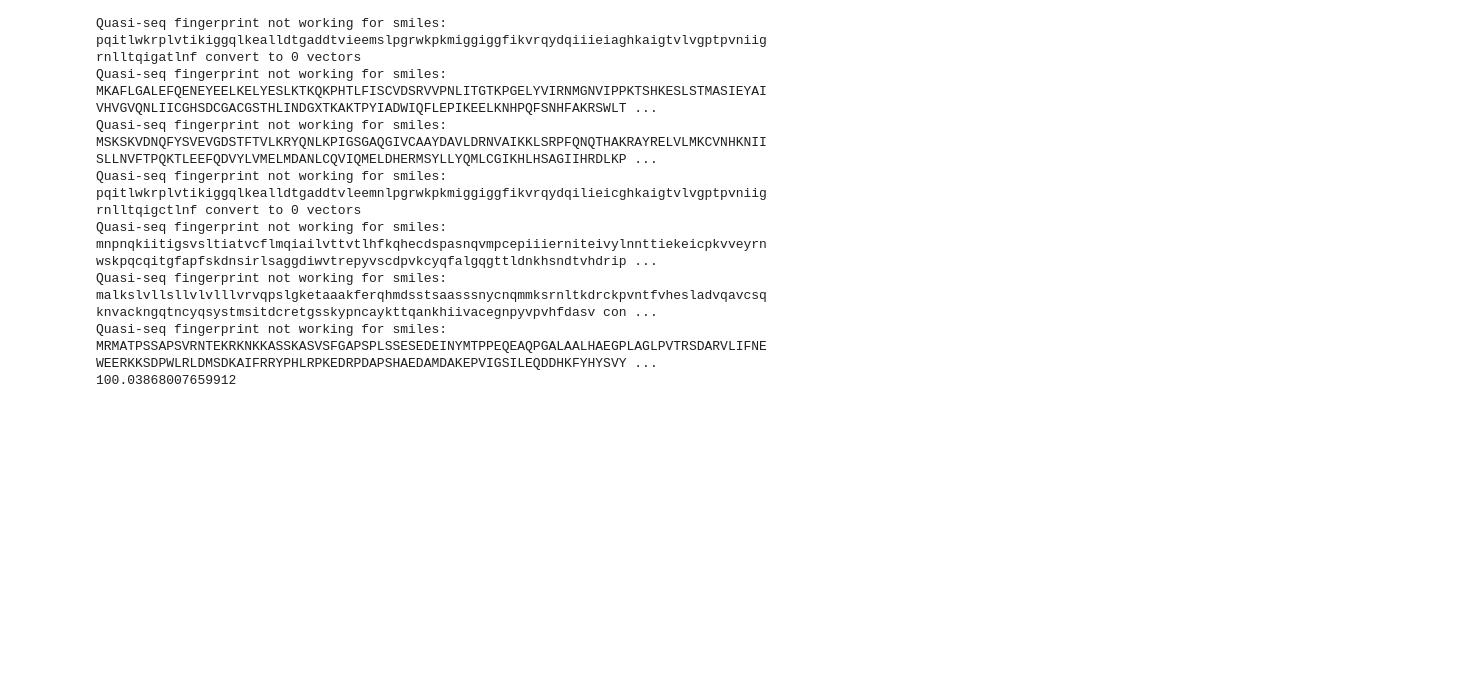
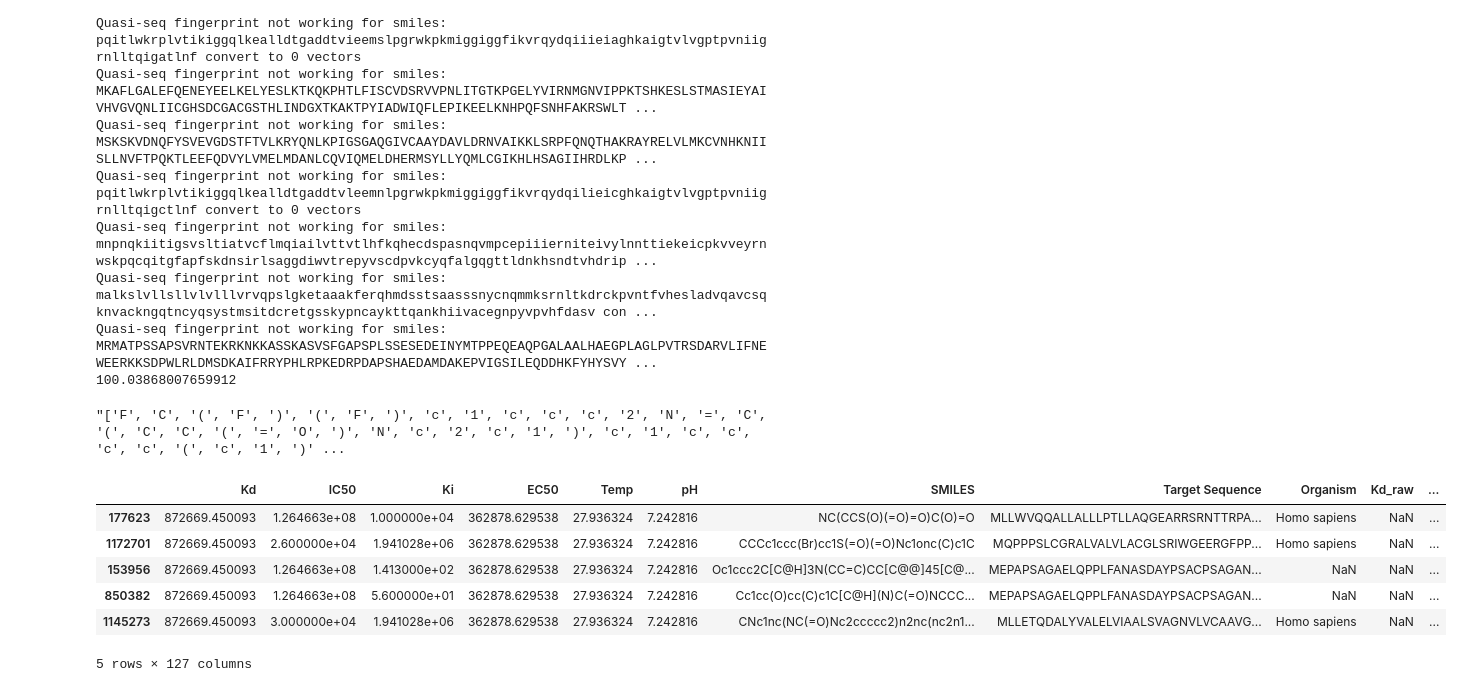
Before and after one commit to jchartove/DeepPurpose-omic, a Jupyter notebook: new_model_10_5_2.ipynb, the cells around one changed output. Saved outputs shown, nothing was run; the diff lists cells and outputs as text; code cells hidden in the pictures; blank space fills up the shorter version.

```diff
--- a/new_model_10_5_2.ipynb
+++ b/new_model_10_5_2.ipynb
@@ -178,11 +187,25 @@ df_data_out = pd.read_csv("./df_data_small3.csv.gz"
          , compression='gzip'
          , encoding='utf-8')
                          #dtype =  {'smiles2morgan': np.ndarray, 'drug2emb_encoder': np.ndarray, 'CalculateConjointTriad': np.ndarray, 'protein2emb_encoder': np.ndarray} )
+# %%
+df_data_out['trans_drug'].iloc[1]
+# %% [output]
+"['F', 'C', '(', 'F', ')', '(', 'F', ')', 'c', '1', 'c', 'c', 'c', '2', 'N', '=', 'C', '(', 'C', 'C', '(', '=', 'O', ')', 'N', 'c', '2', 'c', '1', ')', 'c', '1', 'c', 'c', 'c', 'c', '(', 'c', '1', ')' ...
 # %%
 #turn categorical variables into numerical dummy variables for modeling
 
 cat_list = pd.get_dummies(df_data['Organism'], prefix='var')
 df_data1=df_data.join(cat_list)
+# %%
+df_data1.head()
+# %% [output]
+|  | Kd | IC50 | Ki | EC50 | Temp | pH | SMILES | Target Sequence | Organism | Kd_raw | ... |
+| 177623 | 872669.450093 | 1.264663e+08 | 1.000000e+04 | 362878.629538 | 27.936324 | 7.242816 | NC(CCS(O)(=O)=O)C(O)=O | MLLWVQQALLALLLPTLLAQGEARRSRNTTRPA... | Homo sapiens | NaN | ... |
+| 1172701 | 872669.450093 | 2.600000e+04 | 1.941028e+06 | 362878.629538 | 27.936324 | 7.242816 | CCCc1ccc(Br)cc1S(=O)(=O)Nc1onc(C)c1C | MQPPPSLCGRALVALVLACGLSRIWGEERGFPP... | Homo sapiens | NaN | ... |
+| 153956 | 872669.450093 | 1.264663e+08 | 1.413000e+02 | 362878.629538 | 27.936324 | 7.242816 | Oc1ccc2C[C@H]3N(CC=C)CC[C@@]45[C@... | MEPAPSAGAELQPPLFANASDAYPSACPSAGAN... | NaN | NaN | ... |
+| 850382 | 872669.450093 | 1.264663e+08 | 5.600000e+01 | 362878.629538 | 27.936324 | 7.242816 | Cc1cc(O)cc(C)c1C[C@H](N)C(=O)NCCC... | MEPAPSAGAELQPPLFANASDAYPSACPSAGAN... | NaN | NaN | ... |
+| 1145273 | 872669.450093 | 3.000000e+04 | 1.941028e+06 | 362878.629538 | 27.936324 | 7.242816 | CNc1nc(NC(=O)Nc2ccccc2)n2nc(nc2n1... | MLLETQDALYVALELVIAALSVAGNVLVCAAVG... | Homo sapiens | NaN | ... |
+5 rows × 127 columns
 # %%
 discard=['SMILES','Target Sequence','Organism','trans_drug','trans_protein','pH_raw','Kd_raw','IC50_raw','Ki_raw','EC50_raw','Temp_raw']
 df_vars=df_data1.columns.values.tolist()
```
Also changed, not shown: parts of 24 cells of this notebook, 2 other files.
